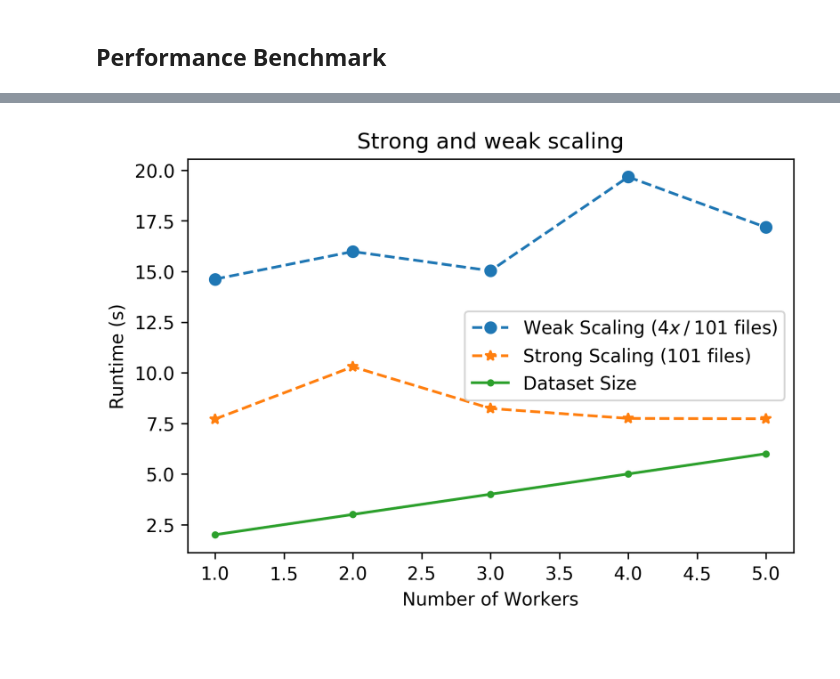
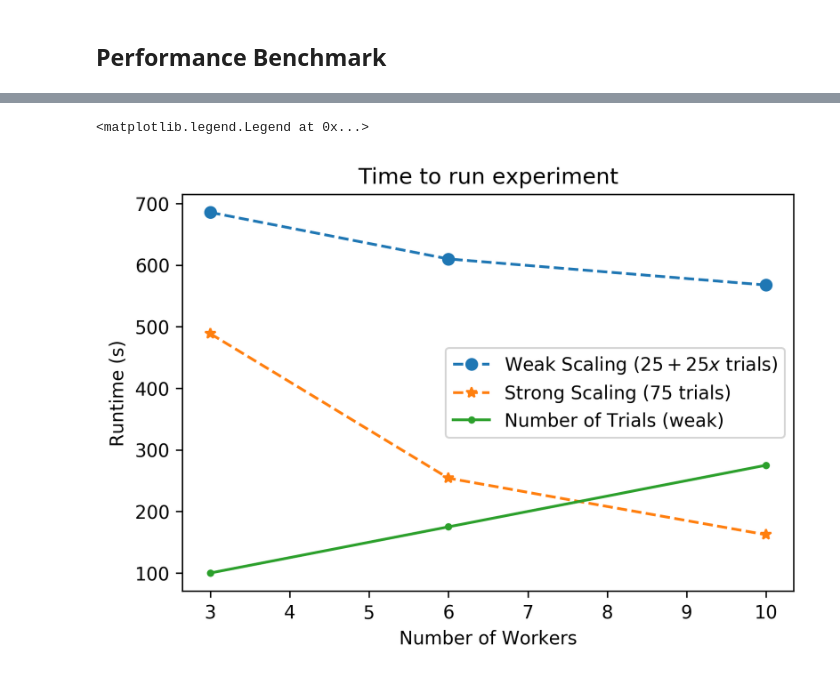
Before and after one commit to ptrbman/uppsatcloud, a Jupyter notebook: Scaling trials.ipynb, the cells around one changed output, grey strips where cells are left out. Saved outputs shown, nothing was run; the diff lists cells and outputs as text; code cells hidden in the pictures; blank space fills up the shorter version.

Commit message:
Add larger scaling graph

```diff
--- a/Scaling trials.ipynb
+++ b/Scaling trials.ipynb
@@ -66,9 +80,9 @@ NR_WORKERS
 # %% [markdown]
 ## Performance Benchmark
 # %%
-WORKERS_RANGE = list(range(1, NR_WORKERS + 1))
-SCALE_PER_WORKER = 1
-START_SCALE = 1
+WORKERS_RANGE = [3, 6, 10]
+SCALE_PER_WORKER = 25
+START_SCALE = 25
 # Repeat each experiment:
 NR_SAMPLES = 1
 
@@ -91,8 +105,8 @@ def run_benchmark(nr_workers, nr_jobs):
         start_time = time.time()
 
         urls = [submit_experiment(
-                    benchmarks=["square.smt2"],
-                    timeout=10,
+                    benchmarks=["IJCAR2018/div.c.50.smt2"],
+                    timeout=60,
                     approximations=["ijcar"],
                     solvers=["backeman/uppsat:z3"])
                 for _ in range(nr_jobs)]
@@ -111,15 +125,15 @@ def run_benchmark(nr_workers, nr_jobs):
 
     # Flatten any repeated solver runtime trials
     solver_runtimes = sum(list(solver_runtimes), [])
-    print("Workers: {}, nr jobs: {} had runtime {}".format(nr_workers, nr_jobs, runtime))
-    print("Solver runtimes were: {}".format(solver_runtimes))
+    log.info("Workers: {}, nr jobs: {} had runtime {}".format(nr_workers, nr_jobs, runtime))
+    log.info("Solver runtimes were: {}".format(solver_runtimes))
     return (statistics.mean(runtime), solver_runtimes)
 
 def scale_workload(nr_workers):
     return START_SCALE + (nr_workers * SCALE_PER_WORKER)
 # %%
-weak_scaling_runtimes = zip(*[run_benchmark(
+weak_scaling_runtimes = list(zip(*[run_benchmark(
                                 nr_workers,
                                 nr_jobs=scale_workload(nr_workers))
-                                    for nr_workers in WORKERS_RANGE])[0]
+                                    for nr_workers in WORKERS_RANGE]))[0]
 # %% [output]
@@ -143,5 +155,5 @@ Solver runtimes were: ([3.445282, 3.393357, 3.434072, 3.408022, 3.459363, 2.1005
 # %%
-STRONG_SCALING_NR_JOBS = 1
+STRONG_SCALING_NR_JOBS = 75
 strong_scaling_runtimes, solve_times = zip(*[
         run_benchmark(nr_workers, nr_jobs=STRONG_SCALING_NR_JOBS)
             for nr_workers in WORKERS_RANGE])
@@ -156,44 +173,29 @@ http://127.0.0.1:5000/experiments/d2dd4daa-9af4-45f5-86eb-8cf5c26f06cc
 # %%
-SCALING_MULTIPLIER = FILES_PER_TASK * SCALE_PER_WORKER
-
 plt.plot(
     WORKERS_RANGE,
     weak_scaling_runtimes,
     marker='o',
     linestyle='dashed',
-    label=("Weak Scaling (${}x\: \slash\: 101$ files)"
-            .format(SCALING_MULTIPLIER)))
+    label=("Weak Scaling (${} +{}x$ trials)"
+            .format(START_SCALE, SCALE_PER_WORKER)))
 
 plt.plot(WORKERS_RANGE,
          strong_scaling_runtimes,
          marker='*',
          linestyle='dashed',
-         label="Strong Scaling (101 files)")
+         label="Strong Scaling ({} trials)".format(STRONG_SCALING_NR_JOBS))
 
 plt.plot(WORKERS_RANGE,
          [scale_workload(x) for x in WORKERS_RANGE],
          marker='.',
          linestyle=None,
-         label="Dataset Size")
-
-# Error bars are there for completeness;
-# in practice, they will be all but invisible.
-#plt.errorbar(WORKERS_RANGE,
-#             weak_scaling_runtimes,
-#             xerr=0,
-#             yerr=POLL_INTERVAL_S,
-#             fmt='.')
-
-#plt.errorbar(WORKERS_RANGE,
-#             strong_scaling_runtimes,
-#             xerr=0,
-#             yerr=POLL_INTERVAL_S,
-#             fmt='.')
+         label="Number of Trials (weak)")
 
 plt.ylabel('Runtime (s)')
 plt.xlabel('Number of Workers')
-plt.title("Strong and weak scaling")
+plt.title("Time to run experiment")
 plt.legend()
-plt.show()
+#plt.show()
 # %% [output]
+<matplotlib.legend.Legend at 0x...>
-[figure, old version]
+[figure, new version]
```
Also changed, not shown: parts of 11 cells of this notebook, 3 other files.
